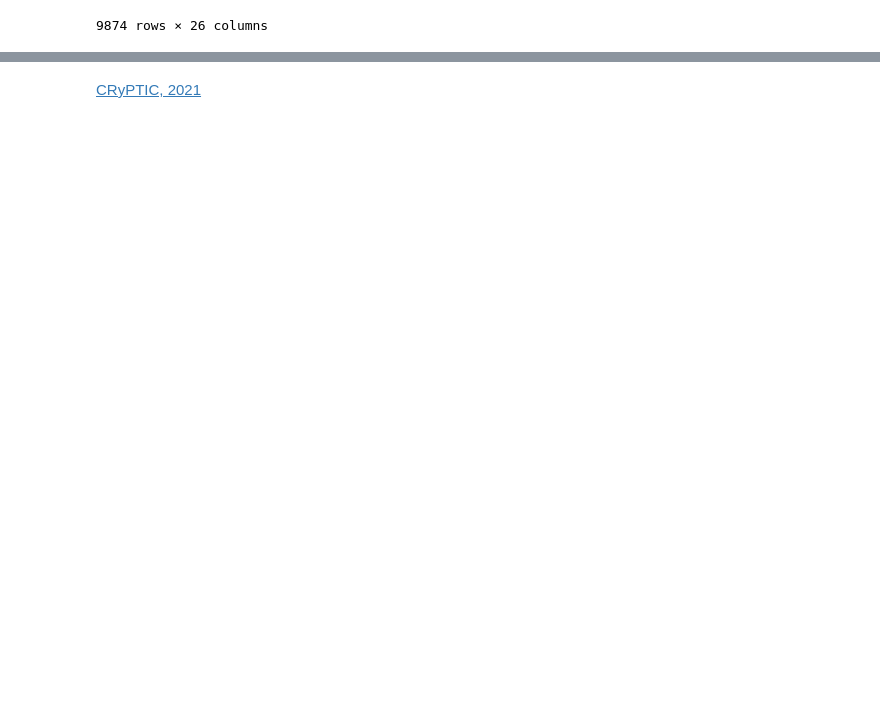
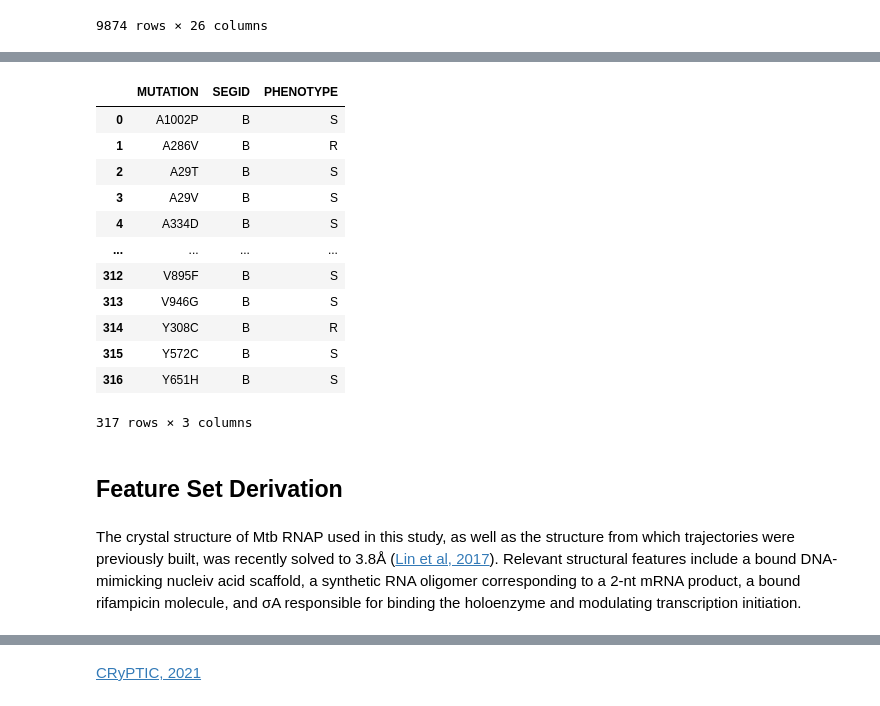
Before and after one commit to DylanAdlard/SABS_rotation_1_report, a Jupyter notebook: Report.ipynb, the cells around one changed output, grey strips where cells are left out. Cells and saved outputs as stored; diff of their text form; code cells hidden in the pictures; blank space fills up the shorter version.

```diff
--- a/Report.ipynb
+++ b/Report.ipynb
@@ -134,0 +186,27 @@ To account for this, all data was 'compressed' so that rather than training on i
+# %%
+#create the final dataframe, phenotypes for which have been determined by crosstab
+
+mutation = [i for i in ct.index]
+index = [i for i in range(0, len(ct))]
+segid = [i for i in ct.segid]
+phenotype = [i for i in ct.PHENOTYPE]
+df = pd.DataFrame({'MUTATION':mutation, 'SEGID':segid, 'PHENOTYPE':phenotype}, index=index)
+df
+# %% [output]
+|  | MUTATION | SEGID | PHENOTYPE |
+| 0 | A1002P | B | S |
+| 1 | A286V | B | R |
+| 2 | A29T | B | S |
+| 3 | A29V | B | S |
+| 4 | A334D | B | S |
+| ... | ... | ... | ... |
+| 312 | V895F | B | S |
+| 313 | V946G | B | S |
+| 314 | Y308C | B | R |
+| 315 | Y572C | B | S |
+| 316 | Y651H | B | S |
+317 rows × 3 columns
+# %% [markdown]
+## Feature Set Derivation
+# %% [markdown]
+The crystal structure of Mtb RNAP used in this study, as well as the structure from which trajectories were previously built, was recently solved to 3.8Å ([Lin et al, 2017](#Lin2017)). Relevant structural features include a bound DNA-mimicking nucleiv acid scaffold, a synthetic RNA oligomer corresponding to a 2-nt mRNA product, a bound rifampicin molecule, and σA responsible for binding the holoenzyme and modulating transcription initiation.
```
Also changed, not shown: parts of 12 cells of this notebook.
